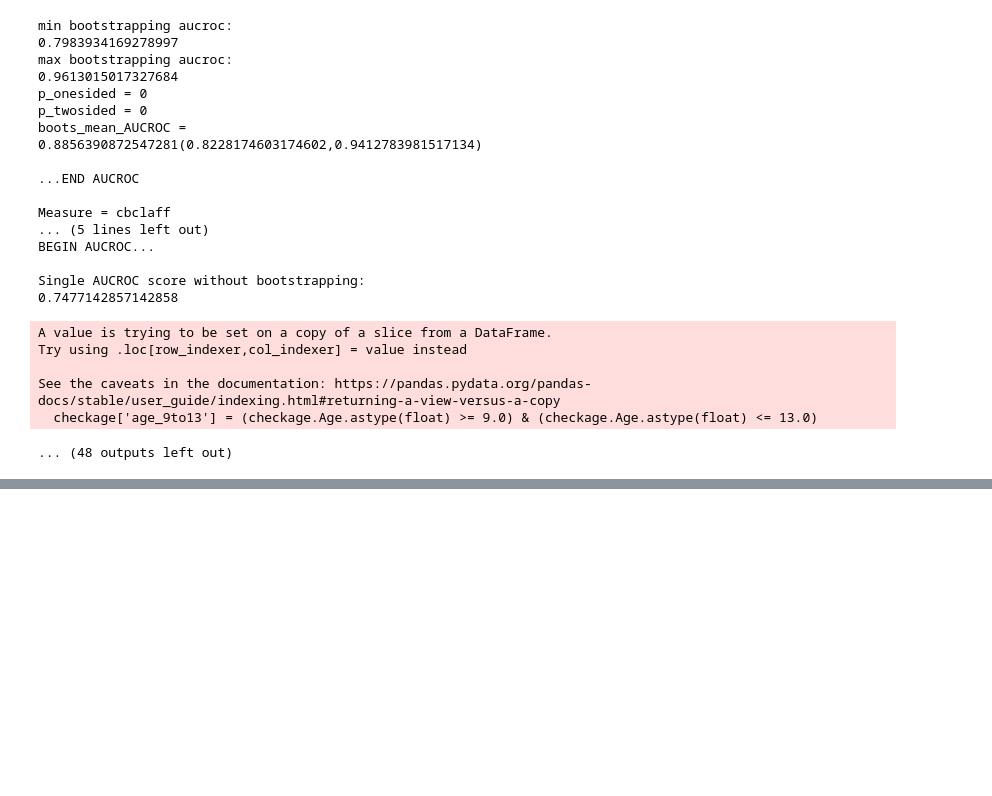
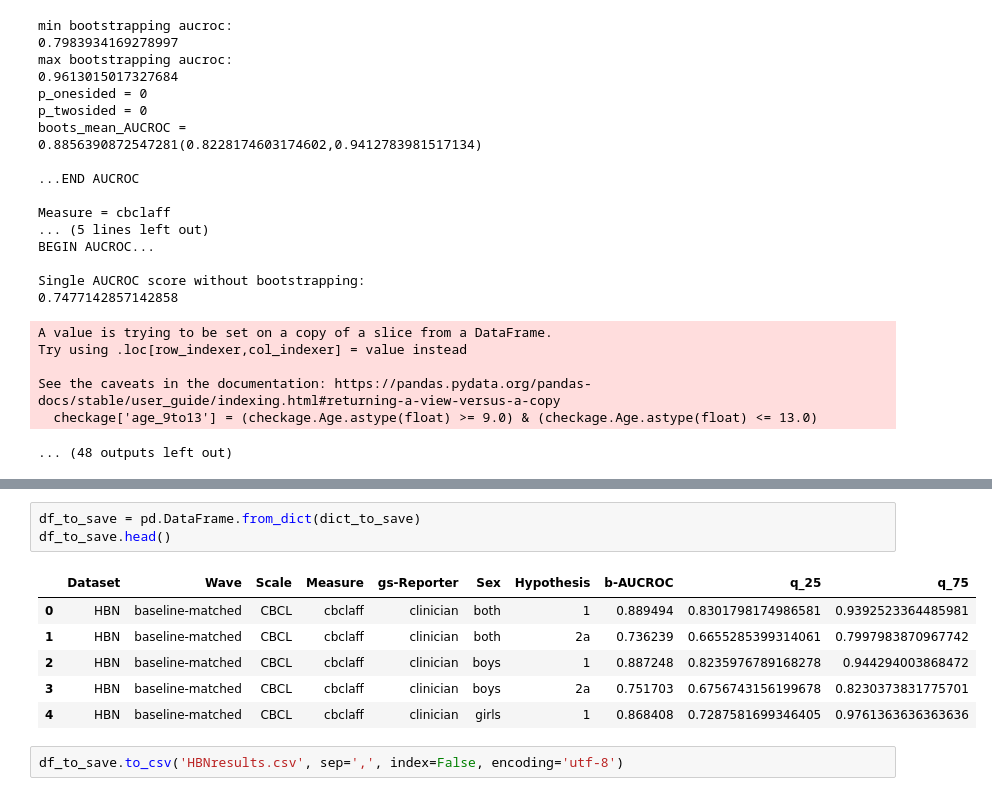
Before and after one commit to mariezelenina/CBCL_validation, a Jupyter notebook: 4_HBN_all.ipynb, the cells around one changed output, grey strips where cells are left out. Saved outputs shown, nothing was run; the diff lists cells and outputs as text; blank space fills up the shorter version.

```diff
--- a/4_HBN_all.ipynb
+++ b/4_HBN_all.ipynb
@@ -603,0 +781,12 @@ See the caveats in the documentation: https://pandas.pydata.org/pandas-docs/stab
+# %%
+df_to_save = pd.DataFrame.from_dict(dict_to_save)
+df_to_save.head()
+# %% [output]
+|  | Dataset | Wave | Scale | Measure | gs-Reporter | Sex | Hypothesis | b-AUCROC | q_25 | q_75 |
+| 0 | HBN | baseline-matched | CBCL | cbclaff | clinician | both | 1 | 0.889494 | 0.8301798174986581 | 0.9392523364485981 |
+| 1 | HBN | baseline-matched | CBCL | cbclaff | clinician | both | 2a | 0.736239 | 0.6655285399314061 | 0.7997983870967742 |
+| 2 | HBN | baseline-matched | CBCL | cbclaff | clinician | boys | 1 | 0.887248 | 0.8235976789168278 | 0.944294003868472 |
+| 3 | HBN | baseline-matched | CBCL | cbclaff | clinician | boys | 2a | 0.751703 | 0.6756743156199678 | 0.8230373831775701 |
+| 4 | HBN | baseline-matched | CBCL | cbclaff | clinician | girls | 1 | 0.868408 | 0.7287581699346405 | 0.9761363636363636 |
+# %%
+df_to_save.to_csv('HBNresults.csv', sep=',', index=False, encoding='utf-8')
```
Also changed, not shown: parts of 5 cells of this notebook, 2 other files.
